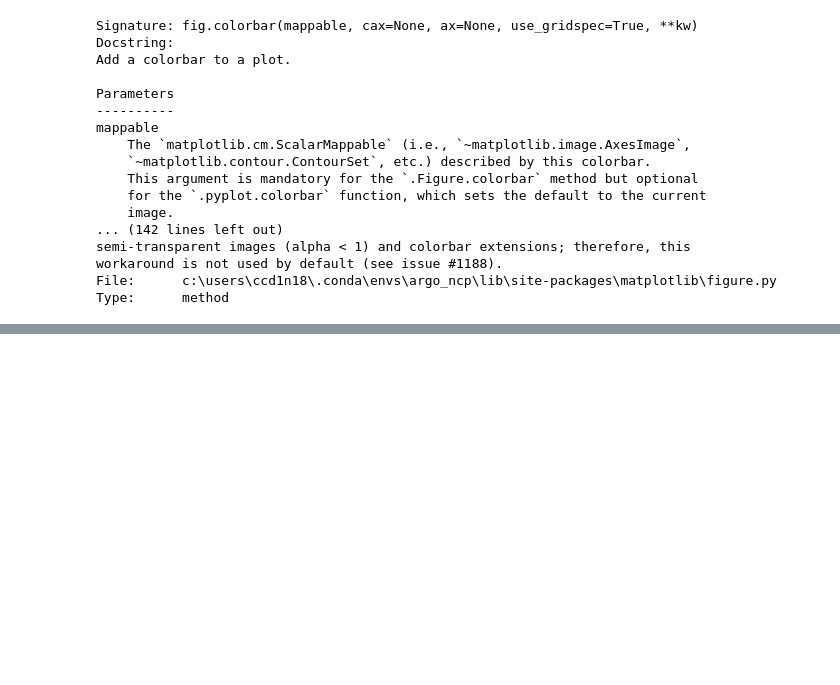
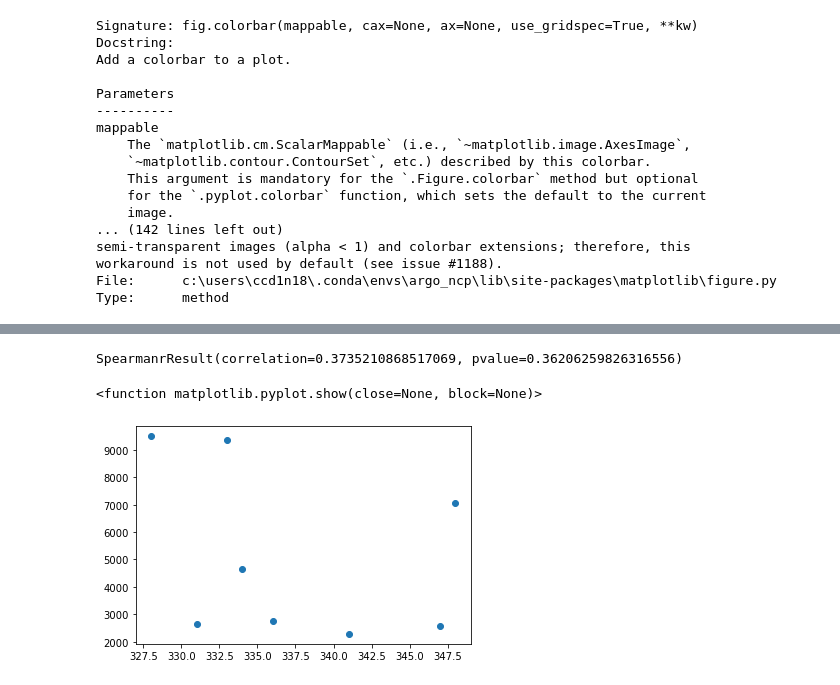
Before and after one commit to ClaraCDouglas/net_community_production, a Jupyter notebook: notebooks/Satellite_float_Matchup.ipynb, the cells around one changed output, grey strips where cells are left out. Drawn from its saved outputs; the diff is of its cells as text; code cells hidden in the pictures; blank space fills up the shorter version.

```diff
--- a/notebooks/Satellite_float_Matchup.ipynb
+++ b/notebooks/Satellite_float_Matchup.ipynb
@@ -1006,0 +1139,7 @@ Type:      method
+# %%
+# correlations https://www.statology.org/correlation-in-python/
+d = {'GSstartDoY': DoY_GSstart[0:4], 'ISlength': IS_length[0:4], 'Aus_chl': tot_aus_chl_[0:4], 'Year': range(2016,2020),'Polynya':[0,0,0,0]}
+Float4397 = pd.DataFrame(data=d)
+Float4397
+#Float4397['ISlength'].corr(Float4397['Aus_chl'])
+#Float4397.corr
@@ -1006,0 +1240,15 @@ Type:      method
+# %%
+GSstart=np.where(icechangeix==1)
+print(GSstart)
+DoY_GSstart=AllFloats['5904468']['DoY'][GSstart]
+print('DoY of first ice free profile:',DoY_GSstart)
+ISstart=np.where(icechangeix==2)
+DoY_ISstart=AllFloats['5904468']['DoY'][ISstart]
+print('DoY of first under-ice profile',DoY_ISstart)
+
+IS_length=DoY_GSstart-DoY_ISstart
+print(IS_length)
+tot_aus_chl_=[]
+for yix,year in enumerate(range(2016,2020+1)):
+    tot_aus_chl_=np.append(tot_aus_chl_,AllFloats['5904468'][year]['Tot_aus_chl'])
+print(tot_aus_chl_)
@@ -1006,0 +1291,7 @@ Type:      method
+# %%
+# correlations https://www.statology.org/correlation-in-python/
+d2 = {'GSstartDoY': DoY_GSstart[0:4], 'ISlength': IS_length[0:4], 'Aus_chl': tot_aus_chl_[0:4], 'Year': range(2016,2020),'Polynya':[1,1,1,0]}
+Float4468 = pd.DataFrame(data=d2)
+Float4468
+#Float4397['ISlength'].corr(Float4397['Aus_chl'])
+#Float4397.corr
@@ -1006,0 +1319,3 @@ Type:      method
+# %%
+TWOfloats=pd.concat([Float4397,Float4468])
+TWOfloats
@@ -1006,0 +1349,12 @@ Type:      method
+# %%
+from scipy.stats import spearmanr
+pearsonr(TWOfloats['GSstartDoY'], TWOfloats['ISlength']) # corr coef,p-value
+spearmanr(TWOfloats['GSstartDoY'], TWOfloats['ISlength']) # corr coef,p-value
+# %% [output]
+SpearmanrResult(correlation=0.3735210868517069, pvalue=0.36206259826316556)
+# %%
+plt.scatter(TWOfloats.GSstartDoY,TWOfloats.Aus_chl)
+plt.show
+# %% [output]
+<function matplotlib.pyplot.show(close=None, block=None)>
+[figure, added]
```
Also changed, not shown: parts of 52 cells of this notebook.
